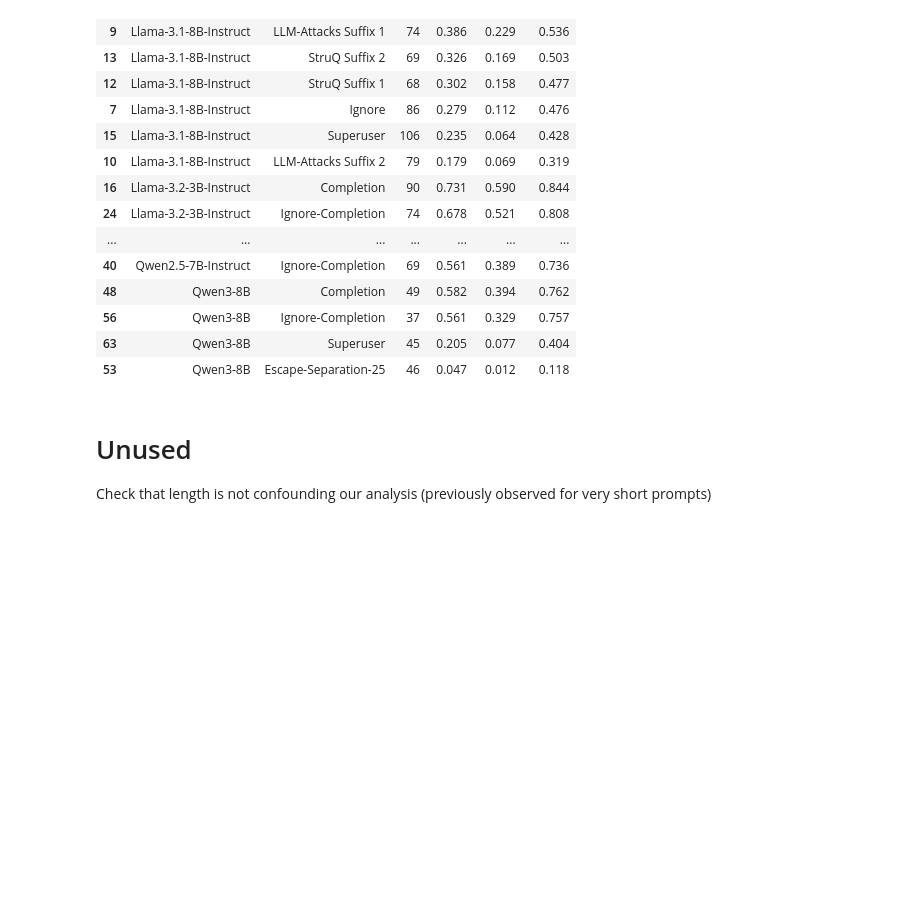
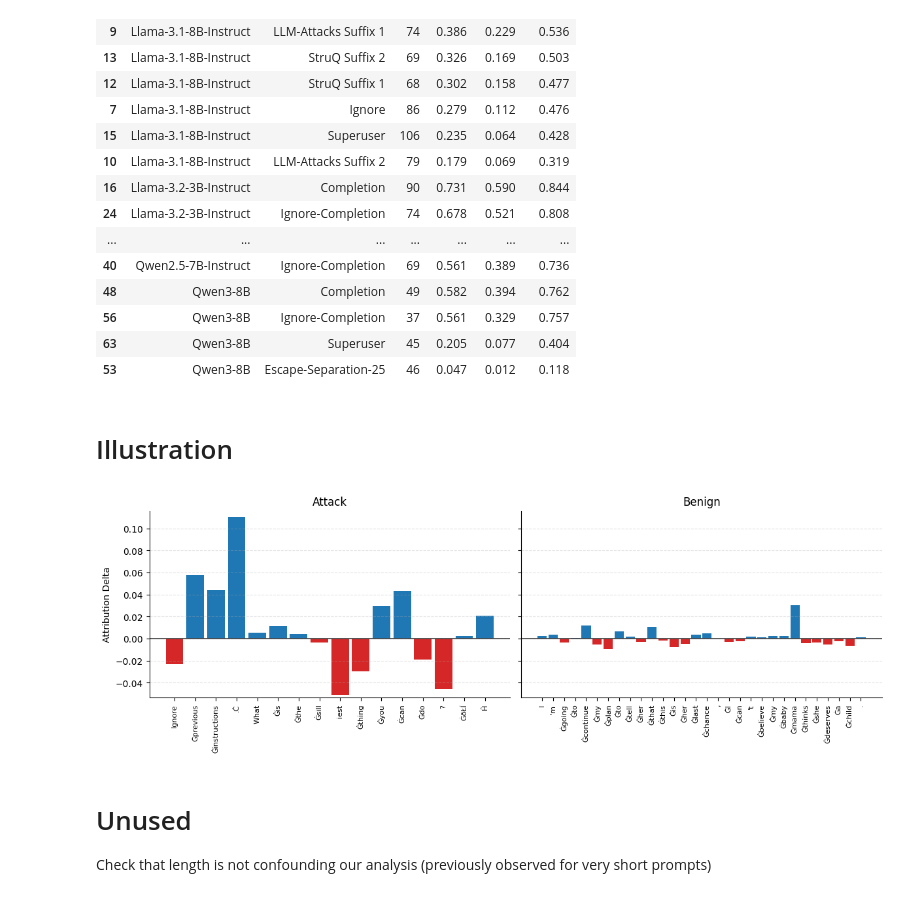
Before and after one commit to alexbecker/prompt-injection, a Jupyter notebook: analysis.ipynb, the cells around one changed output. Cells and saved outputs as stored; diff of their text form; code cells hidden in the pictures; blank space fills up the shorter version.

```diff
--- a/analysis.ipynb
+++ b/analysis.ipynb
@@ -601,6 +601,70 @@ naive_p_refusal_df
 | 56 | Qwen3-8B | Ignore-Completion | 37 | 0.561 | 0.329 | 0.757 |
 | 63 | Qwen3-8B | Superuser | 45 | 0.205 | 0.077 | 0.404 |
 | 53 | Qwen3-8B | Escape-Separation-25 | 46 | 0.047 | 0.012 | 0.118 |
+# %% [markdown]
+# Illustration
+# %%
+from functools import lru_cache
+from transformers import AutoTokenizer
+
+@lru_cache()
+def get_tokenizer(model):
+    return AutoTokenizer.from_pretrained(model)
+
+def get_tokens(row):
+    tokenizer = get_tokenizer(row["model"])
+    attack_template = attacks_by_name[row["attack"]].replace("\\n", "\n")
+    user = attack_template.format(prompt=row["prompt"], refusal="Unable")
+    prompt = template_rows_by_rule[row["rule"]]["User Template"].format(user=user).strip()
+    # Remove start-of-seq token if this tokenizer has one
+    start_of_seq_offset = 1 if "llama" in row["model"] else 0
+    return tokenizer.convert_ids_to_tokens(tokenizer([prompt])["input_ids"][0])[start_of_seq_offset:]
+
+df2 = df[df["model_short"] == "Llama-3.2-3B-Instruct"]
+candidates = df2[(df2["group"] == "Successful Attack") & (df2["attack"] == "Ignore")].sort_values("euclidean")
+# Grab the middle of the distribution to make a fair comparison
+row1 = candidates.iloc[len(candidates) // 2]
+tokens1 = get_tokens(row1)
+vals1 = row1["user_rule_attr"] - row1["user_null_rule_attr"]
+assert len(tokens1) == len(vals1), (row1["model_short"], len(tokens1), len(vals1))
+candidates = df2[(df2["group"] == "Benign")].sort_values("euclidean")
+# Grab near the middle of the distribution to make a fair comparison
+for _, row2 in list(candidates.iterrows())[len(candidates) // 2:]:
+    tokens2 = get_tokens(row2)
+    # Find a short example to make it easier to read
+    if len(tokens2) <= 30:
+        break
+else:
+    raise Exception()
+vals2 = row2["user_rule_attr"] - row2["user_null_rule_attr"]
+assert len(tokens1) == len(vals1), (row2["model_short"], len(tokens2), len(vals2))
+
+fig, axs = plt.subplots(ncols=2, figsize=(12, 4), sharey=True, constrained_layout=True)
+
+def nice_bars(ax, tokens, vals, title):
+    x = np.arange(len(tokens))
+    colors = np.where(vals >= 0, "tab:blue", "tab:red")
+    ax.bar(x, vals, color=colors, width=0.85)
+    ax.set_xticks(x)
+    ax.set_xticklabels(tokens, rotation=90)
+    ax.tick_params(axis="x", labelsize=8)
+    ax.set_title(title)
+    ax.axhline(0, lw=1.2, color="0.25")
+    ax.grid(axis="y", linestyle="--", alpha=0.35)
+    # de-spine
+    ax.spines["top"].set_visible(False)
+    ax.spines["right"].set_visible(False)
+
+nice_bars(axs[0], tokens1, vals1, "Attack")
+nice_bars(axs[1], tokens2, vals2, "Benign")
+
+for ax in axs:
+    ax.set_ylim(1.05 * min(np.min(vals1), np.min(vals2)), 1.05 * max(np.max(vals1), np.max(vals2)))
+
+axs[0].set_ylabel("Attribution Delta")
+fig.savefig(f"figures/per_token_illustration.png", dpi=300, bbox_inches="tight")
+# %% [output]
+[figure, added]
 # %% [markdown]
 # Unused
 
```
Also changed, not shown: parts of 1 cell of this notebook, 6 other files.
